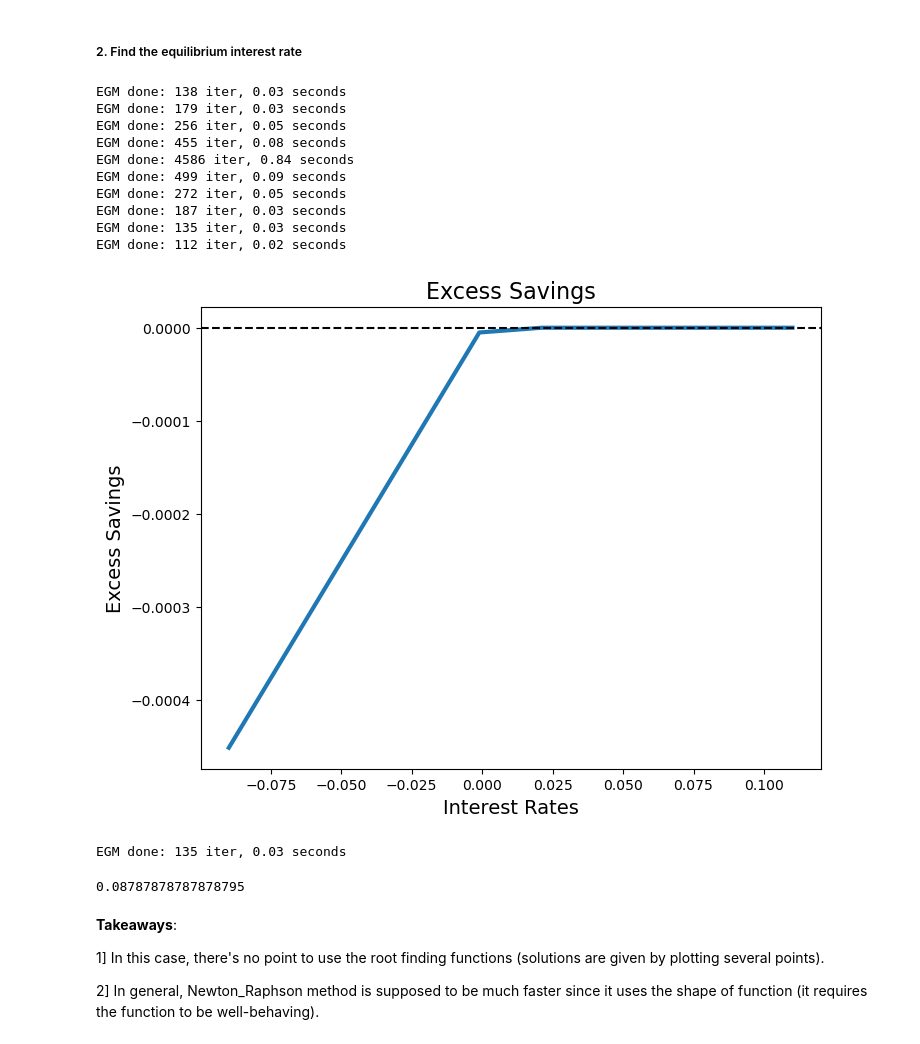
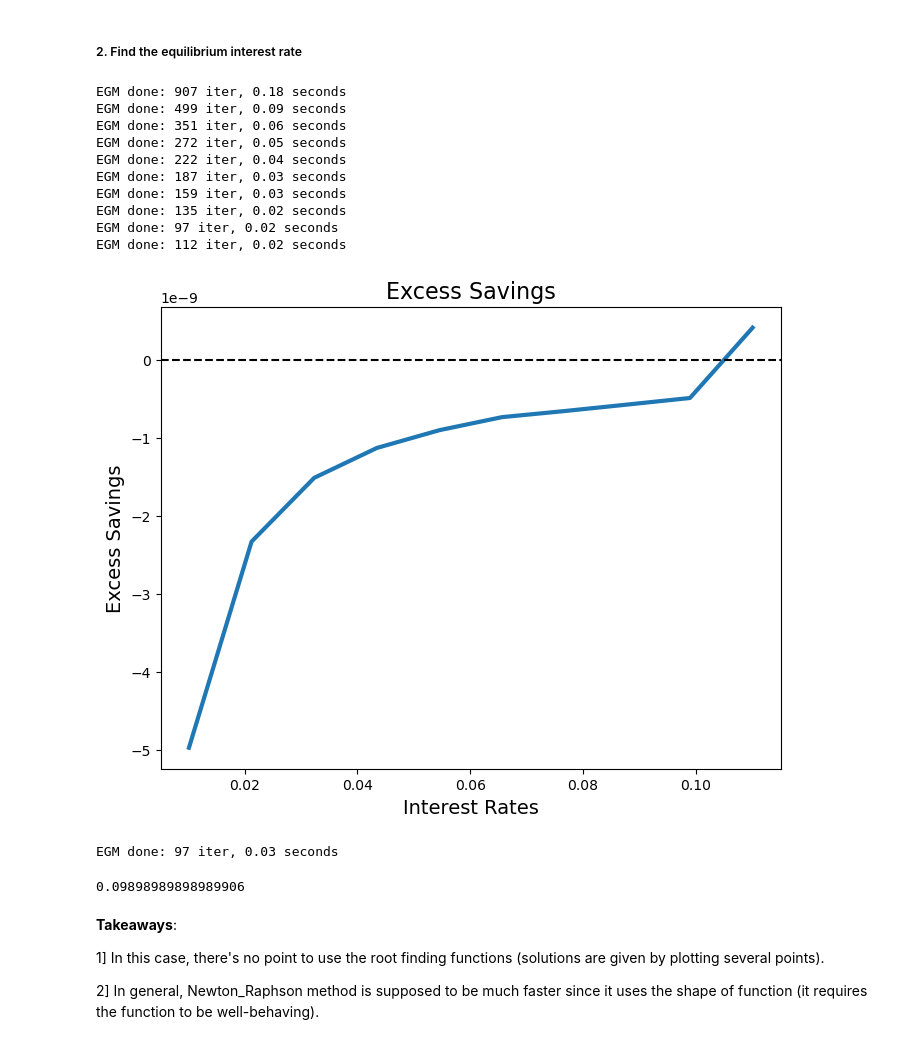
Before and after one commit to youngdoochoi05/Econ-281, a Jupyter notebook: Computation/Homeworks/hw2.ipynb, the cells around one changed output. Drawn from its saved outputs; the diff is of its cells as text; code cells hidden in the pictures.

```diff
--- a/Computation/Homeworks/hw2.ipynb
+++ b/Computation/Homeworks/hw2.ipynb
@@ -398,38 +398,38 @@ def excess_saving(r, agrid=agrid, EGM_Iteration=EGM_Iteration):
     return excess_saving
 # %%
 # Compute a few points
-rs = (1/beta) - 1 + np.linspace(-0.1, 0.1, 10)
+rs = (1/beta) - 1 + np.linspace(0.0, 0.1, 10)
 excess_savings = []
 for r in rs:
     excess_savings.append(excess_saving(r))
 
 # Plot the points
 plt.figure(figsize=(8, 6))
 plt.plot(rs, excess_savings, linewidth=3)
 plt.axhline(0, color='black', linestyle='--')
 plt.xlabel('Interest Rates', fontsize=14)
 plt.ylabel('Excess Savings', fontsize=14)
 plt.title('Excess Savings', fontsize=16)
 plt.show()
 # %% [output]
-EGM done: 138 iter, 0.03 seconds
-EGM done: 179 iter, 0.03 seconds
-EGM done: 256 iter, 0.05 seconds
-EGM done: 455 iter, 0.08 seconds
-EGM done: 4586 iter, 0.84 seconds
+EGM done: 907 iter, 0.18 seconds
 EGM done: 499 iter, 0.09 seconds
+EGM done: 351 iter, 0.06 seconds
 EGM done: 272 iter, 0.05 seconds
+EGM done: 222 iter, 0.04 seconds
 EGM done: 187 iter, 0.03 seconds
-EGM done: 135 iter, 0.03 seconds
+EGM done: 159 iter, 0.03 seconds
+EGM done: 135 iter, 0.02 seconds
+EGM done: 97 iter, 0.02 seconds
 EGM done: 112 iter, 0.02 seconds
-[figure, old version]
+[figure, new version]
 # %%
 # Solve for the market clearing interest rate
 r_star = Newton_Raphson(excess_saving, rs[8])
 r_star
 # %% [output]
-EGM done: 135 iter, 0.03 seconds
+EGM done: 97 iter, 0.03 seconds
-0.08787878787878795
+0.09898989898989906
 # %% [markdown]
 **Takeaways**:
 
```
Also changed, not shown: parts of 5 cells of this notebook, 2 other files.
